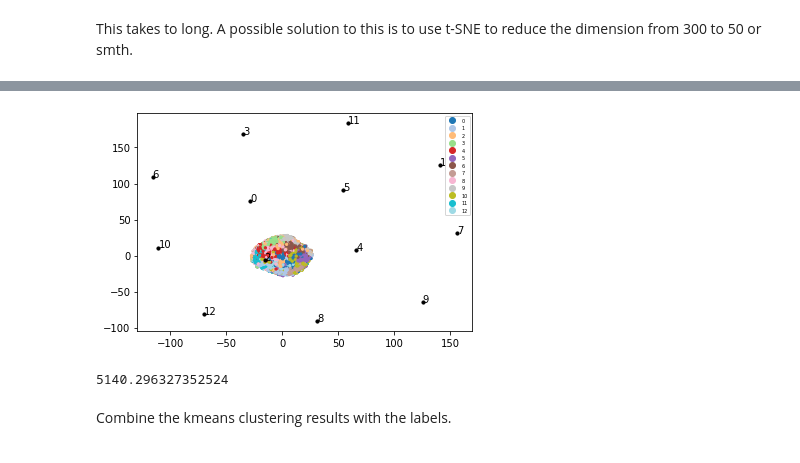
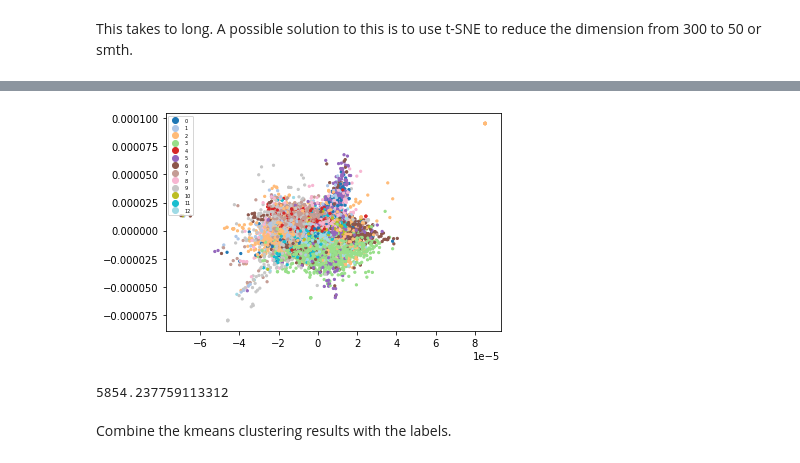
Before and after one commit to zabesy/SOTClustering, a Jupyter notebook: ThesisClustering.ipynb, the cells around one changed output, grey strips where cells are left out. Saved outputs shown, nothing was run; the diff lists cells and outputs as text; code cells hidden in the pictures.

```diff
--- a/ThesisClustering.ipynb
+++ b/ThesisClustering.ipynb
@@ -200,8 +200,7 @@ This takes to long. A possible solution to this is to use t-SNE to reduce the di
 # %%
 start = time.time()
 
-kmeans = cluster.KMeans(n_clusters=NUM_CLUSTERS, random_state=0)
-kmeans.fit(features)
+kmeans = cluster.KMeans(n_clusters=NUM_CLUSTERS).fit(features)
 labels = kmeans.predict(features)
 centroids = kmeans.cluster_centers_
 
@@ -238,28 +245,28 @@ print(label_dict)
 # %%
 #Trying the scatter plot:
 start = time.time()
 model = TSNE(n_components=2, random_state=0)
 np.set_printoptions(suppress=True)
 
 unique_labels_list = list(set(labels))
-Y=model.fit_transform(features[:250000])
-CENTER=model.fit_transform(centroids)
+Y=model.fit_transform(features)
+# CENTER=model.fit_transform(centroids)
 
-scatter = plt.scatter(Y[:, 0], Y[:, 1], c=labels[:250000], s=5, cmap='tab20')
+scatter = plt.scatter(Y[:,0], Y[:,1], c=labels, s=5, cmap='tab20')
 plt.legend(handles=scatter.legend_elements()[0], labels=unique_labels_list, prop={"size":5})
 
-plt.scatter(CENTER[:,0], CENTER[:,1], c='black', s=10)
+# plt.scatter(CENTER[:,0], CENTER[:,1], c='black', s=10)
 
-for j in range(len(centroids)):
-    plt.annotate(unique_labels_list[j], xy=(CENTER[j][0], CENTER[j][1]), xytext=(0,0), textcoords='offset points')
+# for j in range(len(centroids)):
+#     plt.annotate(unique_labels_list[j], xy=(CENTER[j][0], CENTER[j][1]), xytext=(0,0), textcoords='offset points')
 
 plt.show()
 
 end = time.time()
 print(end - start)
 # %% [output]
-[figure, old version]
+[figure, new version]
-5140.296327352524
+5854.237759113312
 # %% [markdown]
 Combine the kmeans clustering results with the labels.
 # %% [markdown]
```
Also changed, not shown: parts of 5 cells of this notebook.
